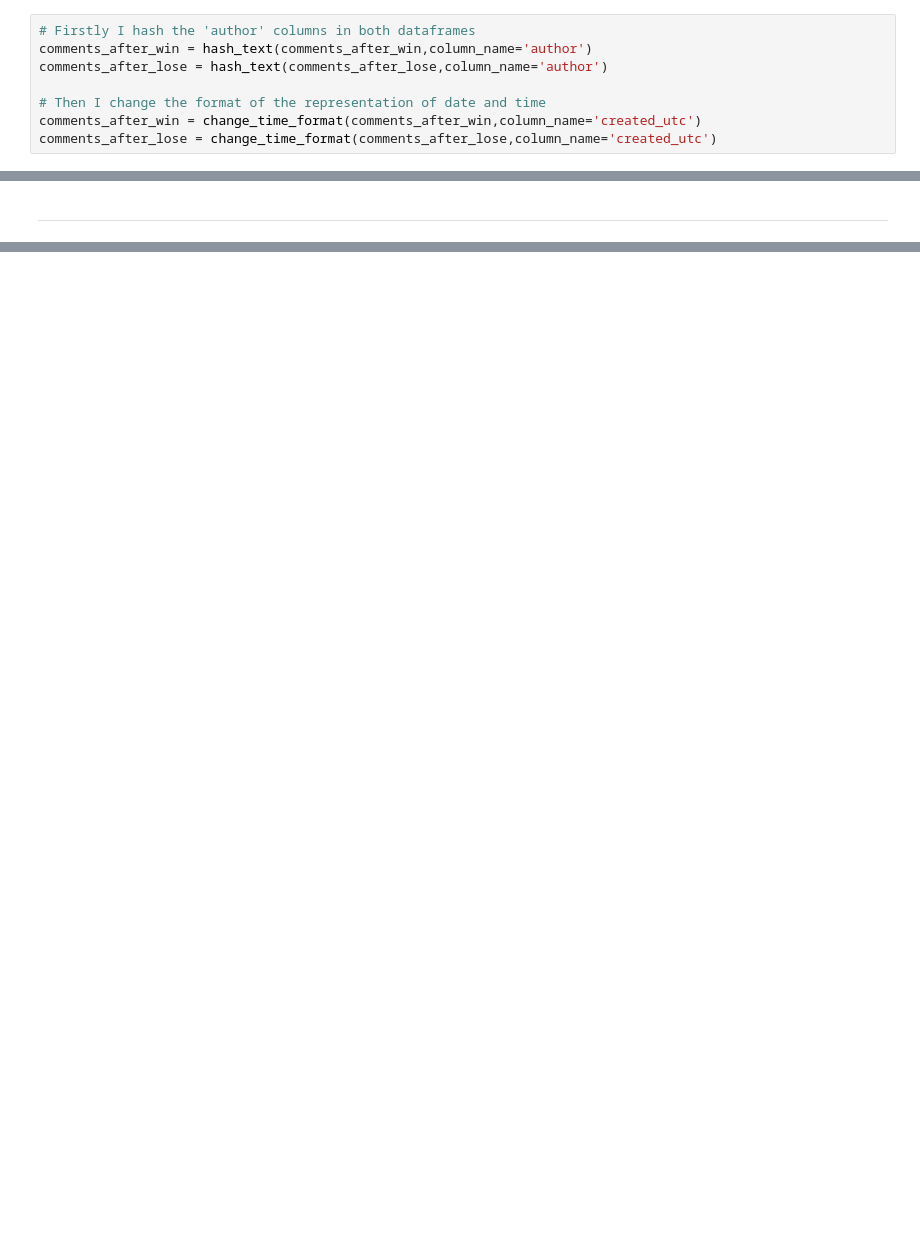
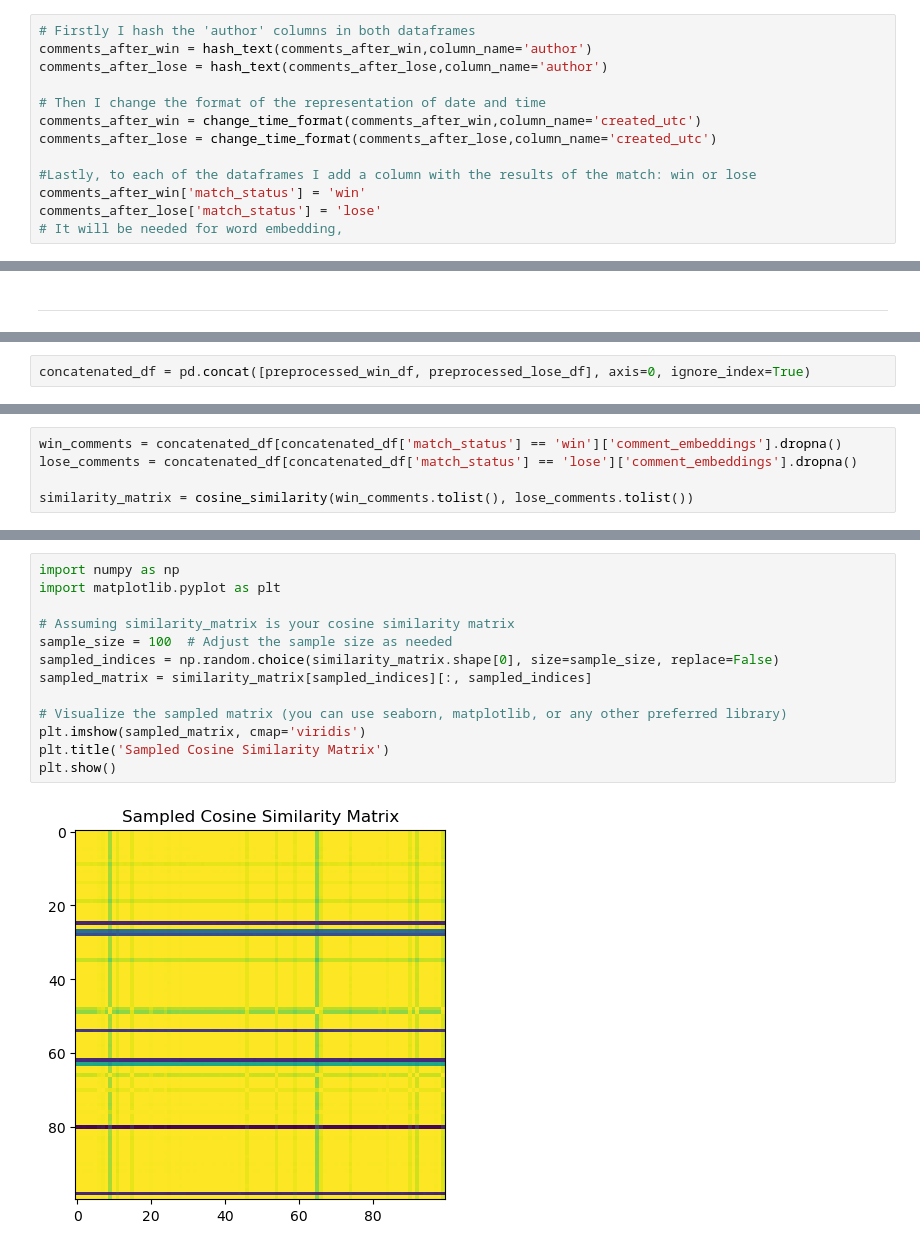
Before and after one commit to sergiopicascia/dscoding-projects, a Jupyter notebook: Nikita.Olefir/trial.ipynb, the cells around one changed output, grey strips where cells are left out. Drawn from its saved outputs; the diff is of its cells as text; blank space fills up the shorter version.

```diff
--- a/Nikita.Olefir/trial.ipynb
+++ b/Nikita.Olefir/trial.ipynb
@@ -38,6 +63,11 @@ comments_after_lose = hash_text(comments_after_lose,column_name='author')
 # Then I change the format of the representation of date and time
 comments_after_win = change_time_format(comments_after_win,column_name='created_utc')
 comments_after_lose = change_time_format(comments_after_lose,column_name='created_utc')
+
+#Lastly, to each of the dataframes I add a column with the results of the match: win or lose
+comments_after_win['match_status'] = 'win'
+comments_after_lose['match_status'] = 'lose'
+# It will be needed for word embedding,
 # %% [markdown]
 ---
 # %% [markdown]
@@ -188,0 +217,2 @@ plt.show()
+# %%
+concatenated_df = pd.concat([preprocessed_win_df, preprocessed_lose_df], axis=0, ignore_index=True)
@@ -188,0 +255,5 @@ plt.show()
+# %%
+win_comments = concatenated_df[concatenated_df['match_status'] == 'win']['comment_embeddings'].dropna()
+lose_comments = concatenated_df[concatenated_df['match_status'] == 'lose']['comment_embeddings'].dropna()
+
+similarity_matrix = cosine_similarity(win_comments.tolist(), lose_comments.tolist())
@@ -188,0 +304,15 @@ plt.show()
+# %%
+import numpy as np
+import matplotlib.pyplot as plt
+
+# Assuming similarity_matrix is your cosine similarity matrix
+sample_size = 100  # Adjust the sample size as needed
+sampled_indices = np.random.choice(similarity_matrix.shape[0], size=sample_size, replace=False)
+sampled_matrix = similarity_matrix[sampled_indices][:, sampled_indices]
+
+# Visualize the sampled matrix (you can use seaborn, matplotlib, or any other preferred library)
+plt.imshow(sampled_matrix, cmap='viridis')
+plt.title('Sampled Cosine Similarity Matrix')
+plt.show()
+# %% [output]
+[figure, added]
```
Also changed, not shown: parts of 35 cells of this notebook, 5 other files.
